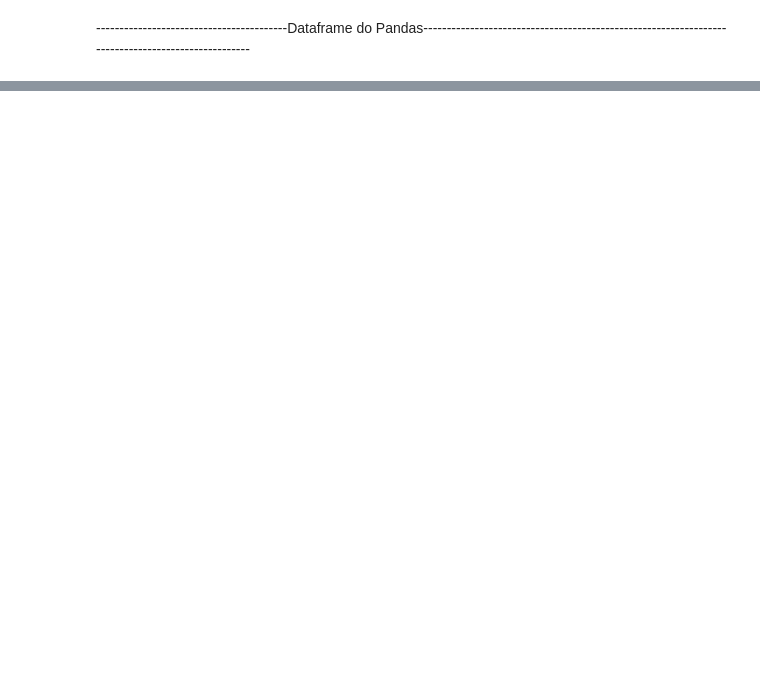
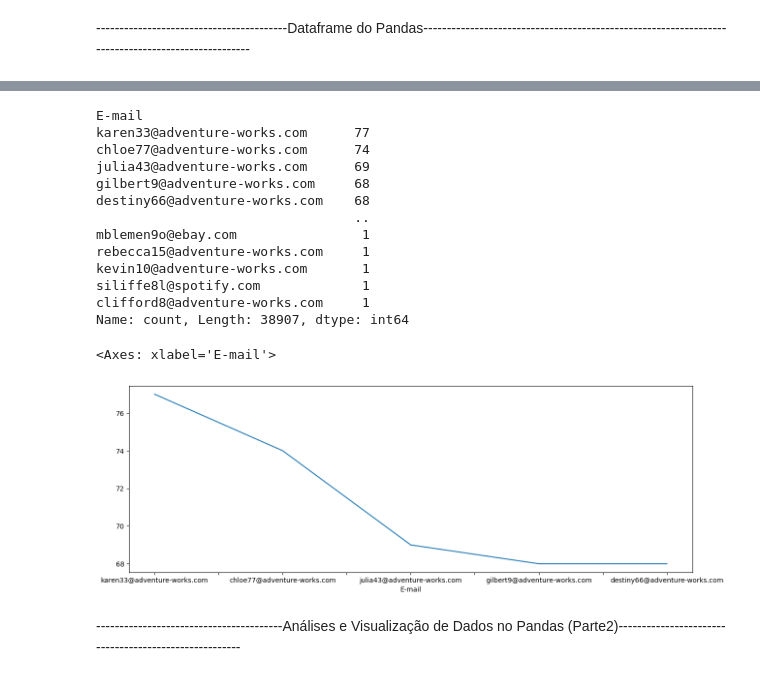
Before and after one commit to LucasMatulis/Estudo-Python-Cyber, a Jupyter notebook: Modulo22-Analise de Dados com o Pandas/Cartilha Python/Aula22.ipynb, the cells around one changed output, grey strips where cells are left out. Saved outputs shown, nothing was run; the diff lists cells and outputs as text; code cells hidden in the pictures; blank space fills up the shorter version.

```diff
--- a/Modulo22-Analise de Dados com o Pandas/Cartilha Python/Aula22.ipynb
+++ b/Modulo22-Analise de Dados com o Pandas/Cartilha Python/Aula22.ipynb
@@ -123,0 +255,6 @@ memory usage: 836.0+ bytes
+# %%
+#axis=1 retira colunas
+#axis=0 retira linhas
+
+clientes_df=clientes_df.drop(['Unnamed: 7','Unnamed: 8','Unnamed: 9','Unnamed: 10'], axis=1)
+display(clientes_df)
@@ -123,0 +275,7 @@ memory usage: 836.0+ bytes
+# %%
+#renomear COLUNAS
+
+lojas_df=lojas_df.rename(columns={'ÿID Loja':'ID Loja'})
+clientes_df=clientes_df.rename(columns={'ÿID Cliente':'ID Cliente'})
+produtos_df=produtos_df.rename(columns={'ÿNome do Produto':'Nome do Produto'})
+display(lojas_df)
@@ -123,0 +296,5 @@ memory usage: 836.0+ bytes
+# %%
+clientes_df=clientes_df[['ID Cliente','E-mail']]
+produtos_df=produtos_df[['ID Produto','Nome do Produto']]
+lojas_df=lojas_df[['ID Loja','Nome da Loja']]
+display(produtos_df)
@@ -123,0 +315,8 @@ memory usage: 836.0+ bytes
+# %%
+#Juntando os dataframes
+
+vendas_df=vendas_df.merge(produtos_df, on='ID Produto')
+vendas_df=vendas_df.merge(lojas_df, on='ID Loja')
+vendas_df=vendas_df.merge(clientes_df, on='ID Cliente')
+
+display(vendas_df)
@@ -123,0 +359,22 @@ memory usage: 836.0+ bytes
+# %%
+frequencia_clientes=vendas_df['E-mail'].value_counts()
+display(frequencia_clientes)
+frequencia_clientes[:5].plot(figsize=(15,5))
+# %% [output]
+E-mail
+karen33@adventure-works.com      77
+chloe77@adventure-works.com      74
+julia43@adventure-works.com      69
+gilbert9@adventure-works.com     68
+destiny66@adventure-works.com    68
+                                 ..
+mblemen9o@ebay.com                1
+rebecca15@adventure-works.com     1
+kevin10@adventure-works.com       1
+siliffe8l@spotify.com             1
+clifford8@adventure-works.com     1
+Name: count, Length: 38907, dtype: int64
+<Axes: xlabel='E-mail'>
+[figure, added]
+# %% [markdown]
+----------------------------------------Análises e Visualização de Dados no Pandas (Parte2)------------------------------------------------------
```
Also changed, not shown: parts of 37 cells of this notebook, 6 other files.
